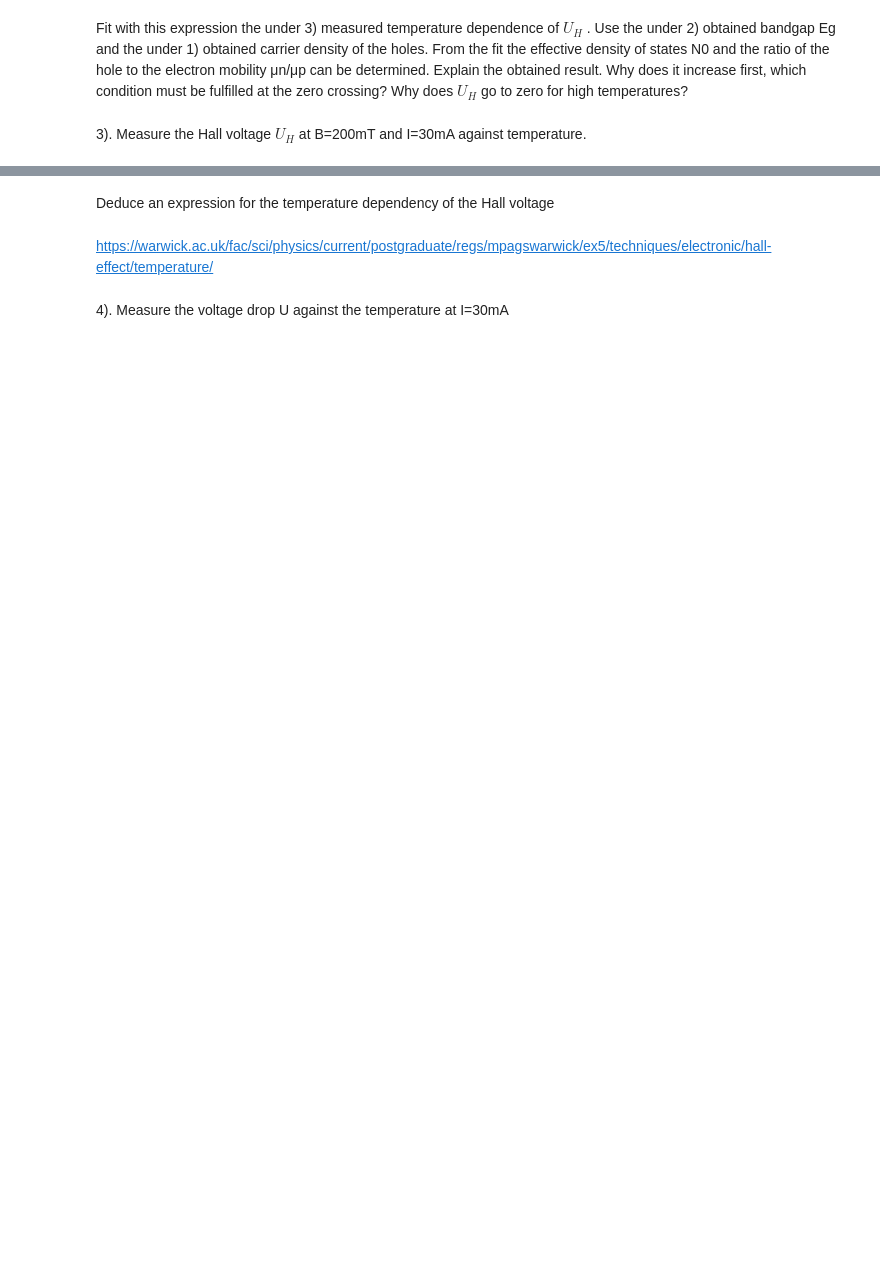
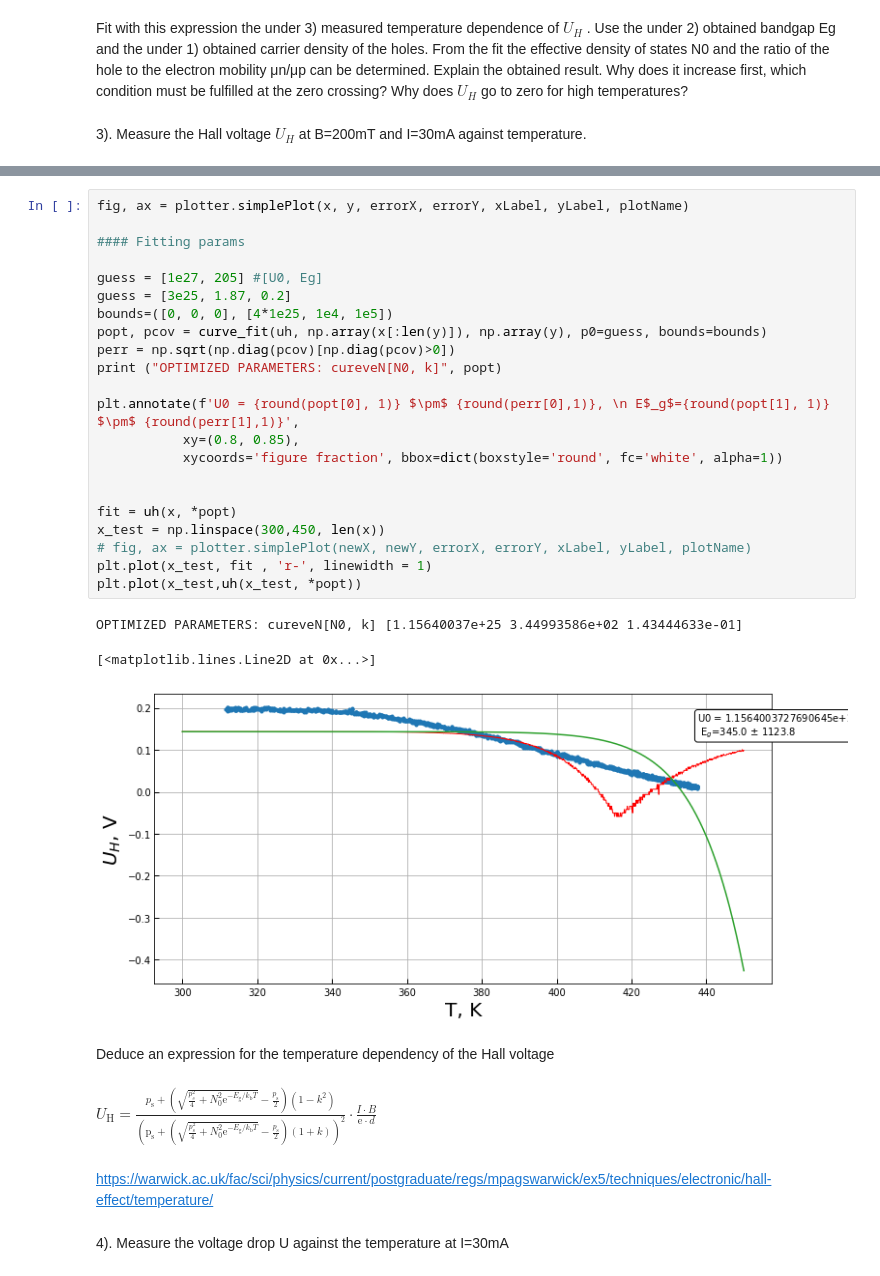
Before and after one commit to bbuusshh/uniStuttgartLabs, a Jupyter notebook: HallEffect.ipynb, the cells around one changed output, grey strips where cells are left out. Saved outputs shown, nothing was run; the diff lists cells and outputs as text; blank space fills up the shorter version.

```diff
--- a/HallEffect.ipynb
+++ b/HallEffect.ipynb
@@ -247,5 +296,33 @@ fig, ax = plotter.simplePlot(x, y, errorX, errorY, xLabel, yLabel, plotName)
+# %%
+fig, ax = plotter.simplePlot(x, y, errorX, errorY, xLabel, yLabel, plotName)
+
+#### Fitting params
+
+guess = [1e27, 205] #[U0, Eg]
+guess = [3e25, 1.87, 0.2]
+bounds=([0, 0, 0], [4*1e25, 1e4, 1e5])
+popt, pcov = curve_fit(uh, np.array(x[:len(y)]), np.array(y), p0=guess, bounds=bounds)
+perr = np.sqrt(np.diag(pcov)[np.diag(pcov)>0])
+print ("OPTIMIZED PARAMETERS: cureveN[N0, k]", popt)
+
+plt.annotate(f'U0 = {round(popt[0], 1)} $\pm$ {round(perr[0],1)}, \n E$_g$={round(popt[1], 1)} $\pm$ {round(perr[1],1)}',
+           xy=(0.8, 0.85),
+           xycoords='figure fraction', bbox=dict(boxstyle='round', fc='white', alpha=1))
+
+
+fit = uh(x, *popt)
+x_test = np.linspace(300,450, len(x))
+# fig, ax = plotter.simplePlot(newX, newY, errorX, errorY, xLabel, yLabel, plotName)
+plt.plot(x_test, fit , 'r-', linewidth = 1)
+plt.plot(x_test,uh(x_test, *popt))
+# %% [output]
+OPTIMIZED PARAMETERS: cureveN[N0, k] [1.15640037e+25 3.44993586e+02 1.43444633e-01]
+[<matplotlib.lines.Line2D at 0x...>]
+[figure, added]
 # %% [markdown]
 Deduce an expression for the temperature dependency of the Hall voltage
+# %% [markdown]
+$U_{\mathrm{H}}=\frac{p_{\mathrm{s}}+\left(\sqrt{\frac{p_{s}^{2}}{4}+N_{0}^{2} \mathrm{e}^{-E_{\mathrm{g}} / k_{\mathrm{b}} T}}-\frac{p_{\mathrm{s}}}{2}\right)\left(1-k^{2}\right)}{\left(\mathrm{p}_{\mathrm{s}}+\left(\sqrt{\frac{p_{\mathrm{s}}^{2}}{4}+N_{0}^{2} \mathrm{e}^{-E_{\mathrm{g}} / k_{\mathrm{b}} T}}-\frac{p_{\mathrm{s}}}{2}\right)(1+k)\right)^{2}} \cdot \frac{I \cdot B}{\mathrm{e} \cdot d}$
 # %% [markdown]
 https://warwick.ac.uk/fac/sci/physics/current/postgraduate/regs/mpagswarwick/ex5/techniques/electronic/hall-effect/temperature/
 # %% [markdown]
```
Also changed, not shown: parts of 26 cells of this notebook, 10 other files.
